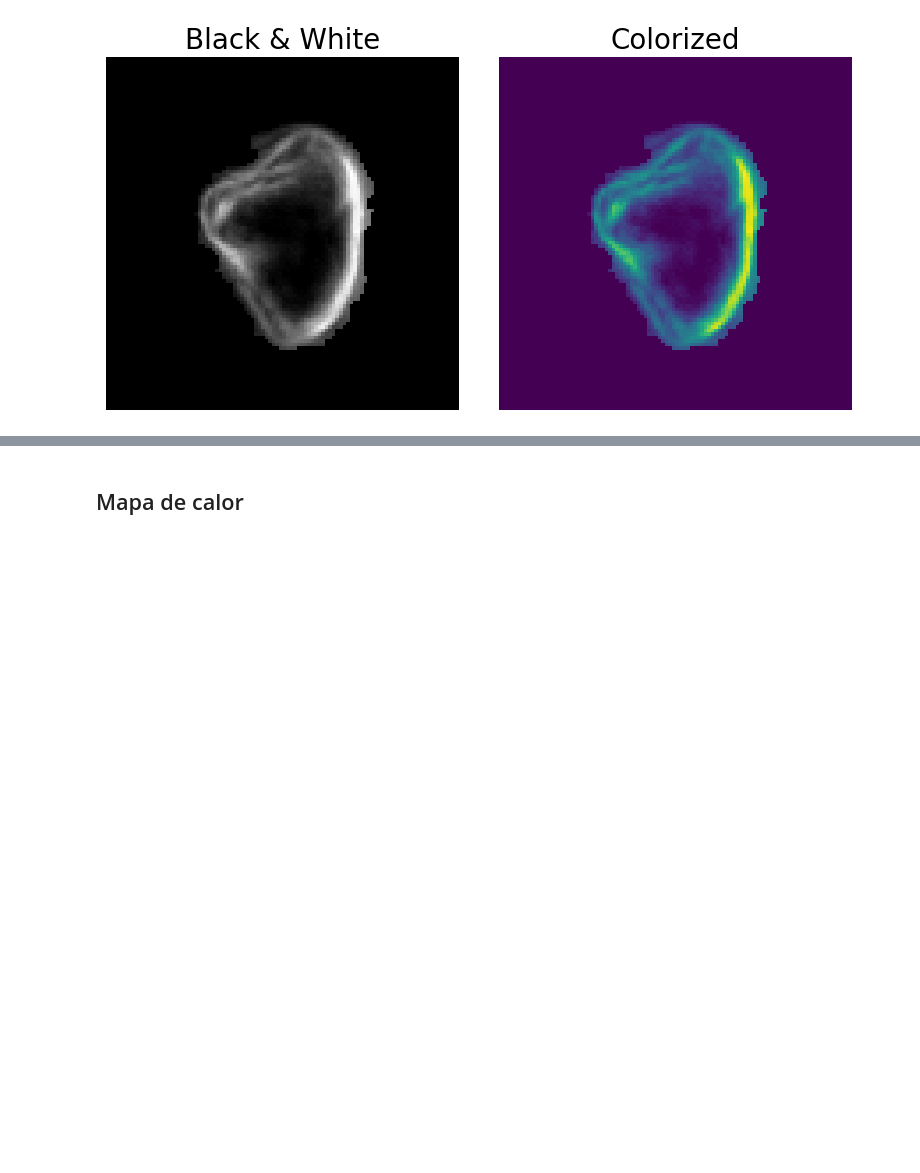
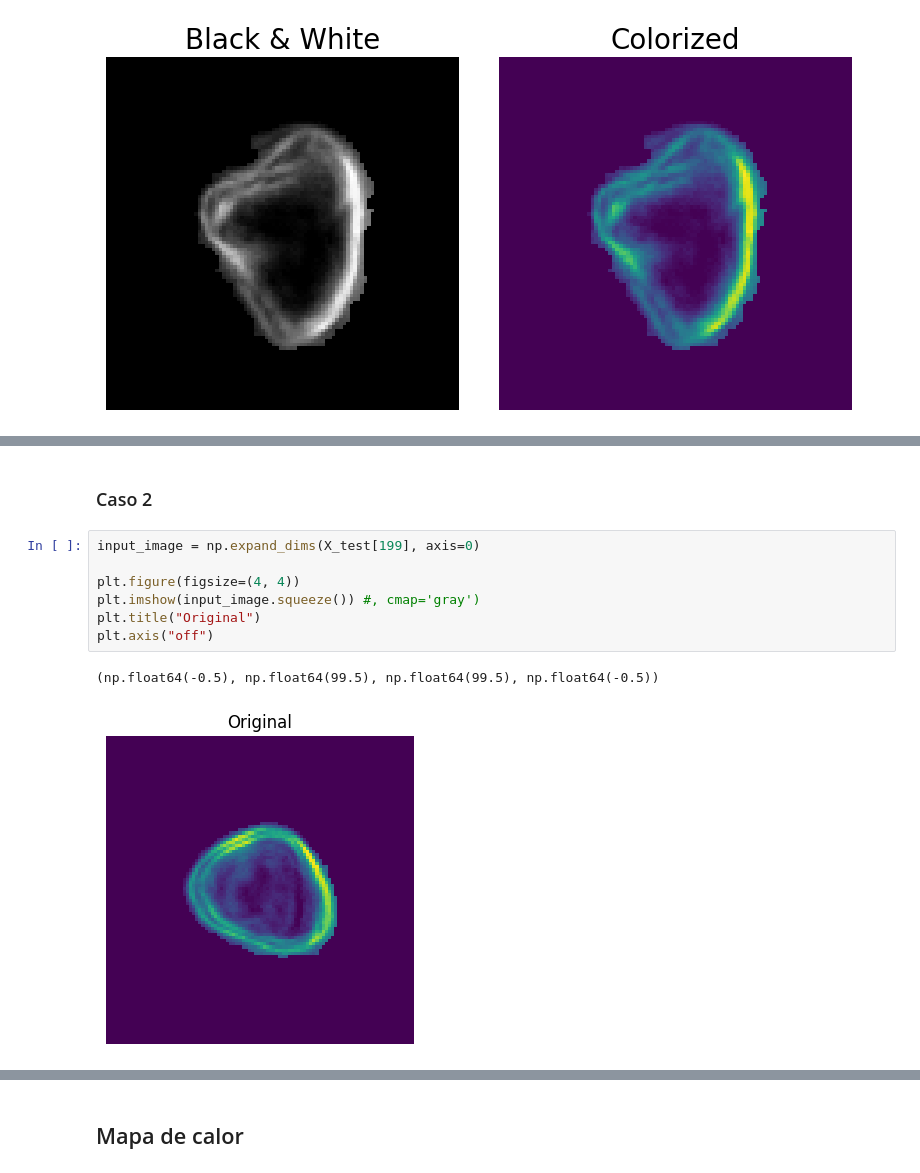
Before and after one commit to davidgc14/Mineria-Datos-UNED, a Jupyter notebook: Practica-3/laboratorio.ipynb, the cells around one changed output, grey strips where cells are left out. Saved outputs shown, nothing was run; the diff lists cells and outputs as text; blank space fills up the shorter version.

```diff
--- a/Practica-3/laboratorio.ipynb
+++ b/Practica-3/laboratorio.ipynb
@@ -1225,3 +1211,15 @@ for layer_index in conv_layer_indices:
 [figure]
 1/1 ━━━━━━━━━━━━━━━━━━━━ 0s 73ms/step
 [figure]
+# %% [markdown]
+### Caso 2
+# %%
+input_image = np.expand_dims(X_test[199], axis=0)
+
+plt.figure(figsize=(4, 4))
+plt.imshow(input_image.squeeze()) #, cmap='gray')
+plt.title("Original")
+plt.axis("off")
+# %% [output]
+(np.float64(-0.5), np.float64(99.5), np.float64(99.5), np.float64(-0.5))
+[figure, added]
```
Also changed, not shown: parts of 20 cells of this notebook.
